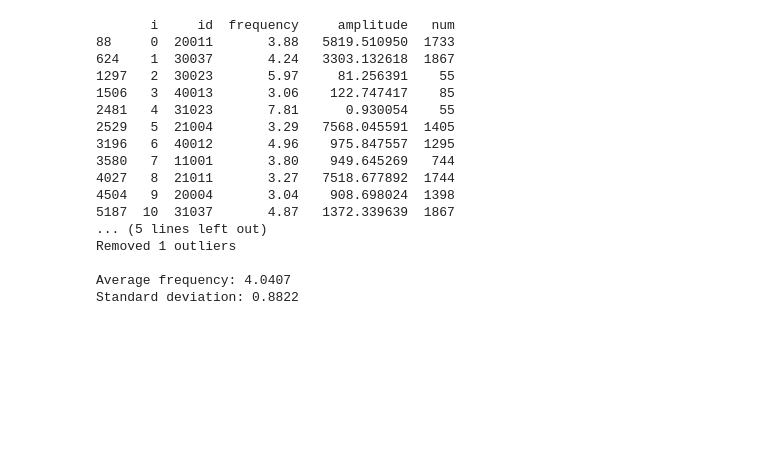
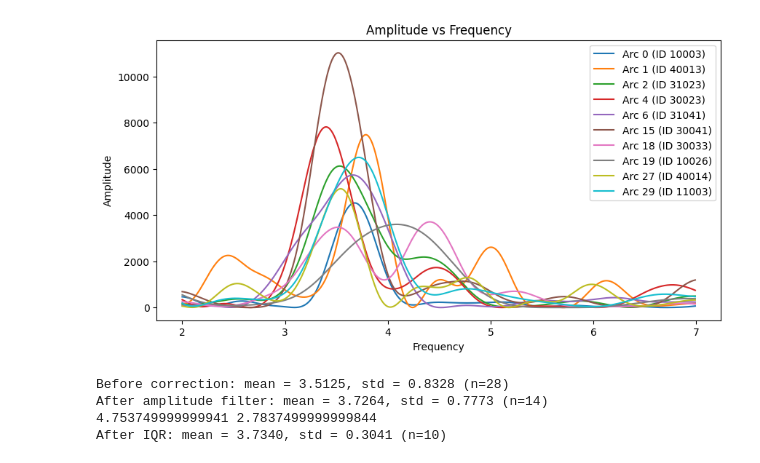
Before and after one commit to JortvD/realtime-gnssrefl, a Jupyter notebook: analysis/results/analysis.ipynb, the cells around one changed output. Cells and saved outputs as stored; diff of their text form; code cells hidden in the pictures; blank space fills up the shorter version.

```diff
--- a/analysis/results/analysis.ipynb
+++ b/analysis/results/analysis.ipynb
@@ -25,8 +23,44 @@ plt.show()
+# %%
+arc_df_filtered = arc_df.groupby('i').filter(
+    lambda group: group['amplitude'].max() >= PEAK2NOISE * group['amplitude'].mean() and group['amplitude'].max() >= MIN_AMPLITUDE
+)
+
+idx = arc_df_filtered.groupby('i')['amplitude'].idxmax()
+max_amp_freqs = arc_df_filtered.loc[idx, ['i','id', 'frequency', 'amplitude','num']]
+Q1_freq = max_amp_freqs['frequency'].quantile(0.25)
+Q3_freq = max_amp_freqs['frequency'].quantile(0.75)
+IQR_freq = Q3_freq - Q1_freq
+lower_freq = Q1_freq - 1.5 * IQR_freq
+upper_freq = Q3_freq + 1.5 * IQR_freq
+
+# col 0 = id, col 1 = frequency, col 2 = amplitude
+plt.figure(figsize=(10, 5))
+for arc in arc_df_filtered['i'].unique():
+    peak_freq = max_amp_freqs[max_amp_freqs['i'] == arc]['frequency'].values[0]
+    if lower_freq <= peak_freq <= upper_freq:
+        arc_data = arc_df_filtered[arc_df_filtered['i'] == arc]
+        plt.plot(arc_data['frequency'], arc_data['amplitude'], label=f'Arc {arc} (ID {arc_data['id'].values[0]})')
+
+plt.xlabel('Frequency')
+plt.ylabel('Amplitude')
+plt.title('Amplitude vs Frequency')
+plt.legend()
+plt.show()
+# %% [output]
+[figure, added]
 # %%
 # Find the frequency with the highest amplitude per id
 idx = arc_df.groupby('i')['amplitude'].idxmax()
 max_amp_freqs = arc_df.loc[idx, ['i','id', 'frequency', 'amplitude','num']]
 
+
+print(f"Before correction: mean = {max_amp_freqs['frequency'].mean():.4f}, std = {max_amp_freqs['frequency'].std():.4f} (n={max_amp_freqs.shape[0]})")
+
+max_amp_freqs = max_amp_freqs[max_amp_freqs.apply(
+    lambda row: row['amplitude'] >= PEAK2NOISE * arc_df[arc_df['i'] == row['i']]['amplitude'].mean() and row['amplitude'] >= MIN_AMPLITUDE, axis=1
+)]
+
+print(f"After amplitude filter: mean = {max_amp_freqs['frequency'].mean():.4f}, std = {max_amp_freqs['frequency'].std():.4f} (n={max_amp_freqs.shape[0]})")
 
 # Remove outliers from the frequencies using the IQR method
 Q1 = max_amp_freqs['frequency'].quantile(0.25)
@@ -34,33 +68,16 @@ Q3 = max_amp_freqs['frequency'].quantile(0.75)
 IQR = Q3 - Q1
 lower_bound = Q1 - 1.5 * IQR
 upper_bound = Q3 + 1.5 * IQR
-print(max_amp_freqs)
-print(f"Lower bound: {lower_bound}, Upper bound: {upper_bound}")
+print(upper_bound, lower_bound)
 max_amp_freqs = max_amp_freqs[(max_amp_freqs['frequency'] >= lower_bound) & (max_amp_freqs['frequency'] <= upper_bound)]
-n_outliers = arc_df['i'].nunique() - max_amp_freqs['i'].nunique()
-print(f"Removed {n_outliers} outliers")
 
 # Calculate average and standard deviation of these frequencies
 avg_freq = max_amp_freqs['frequency'].mean()
 std_freq = max_amp_freqs['frequency'].std()
 
-print(f"\nAverage frequency: {avg_freq:.4f}")
-print(f"Standard deviation: {std_freq:.4f}")
+print(f"After IQR: mean = {avg_freq:.4f}, std = {std_freq:.4f} (n={len(max_amp_freqs)})")
 # %% [output]
-       i     id  frequency     amplitude   num
-88     0  20011       3.88   5819.510950  1733
-624    1  30037       4.24   3303.132618  1867
-1297   2  30023       5.97     81.256391    55
-1506   3  40013       3.06    122.747417    85
-2481   4  31023       7.81      0.930054    55
-2529   5  21004       3.29   7568.045591  1405
-3196   6  40012       4.96    975.847557  1295
-3580   7  11001       3.80    949.645269   744
-4027   8  21011       3.27   7518.677892  1744
-4504   9  20004       3.04    908.698024  1398
-5187  10  31037       4.87   1372.339639  1867
-... (5 lines left out)
-Removed 1 outliers
-
-Average frequency: 4.0407
-Standard deviation: 0.8822
+Before correction: mean = 3.5125, std = 0.8328 (n=28)
+After amplitude filter: mean = 3.7264, std = 0.7773 (n=14)
+4.753749999999941 2.7837499999999844
+After IQR: mean = 3.7340, std = 0.3041 (n=10)
```
Also changed, not shown: parts of 4 cells of this notebook, 5 other files.
